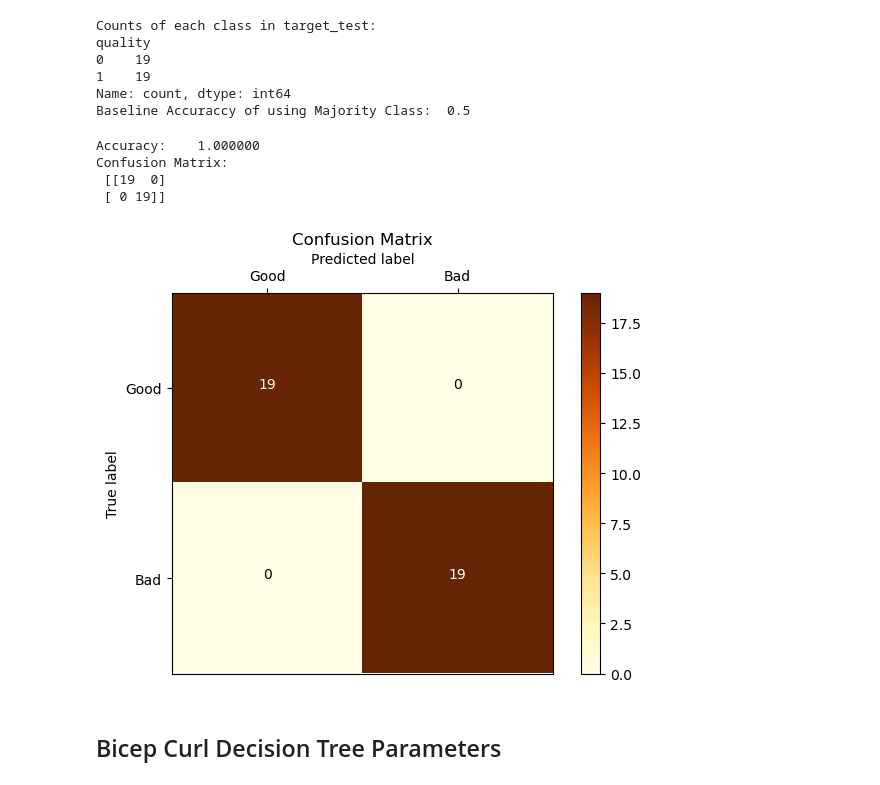
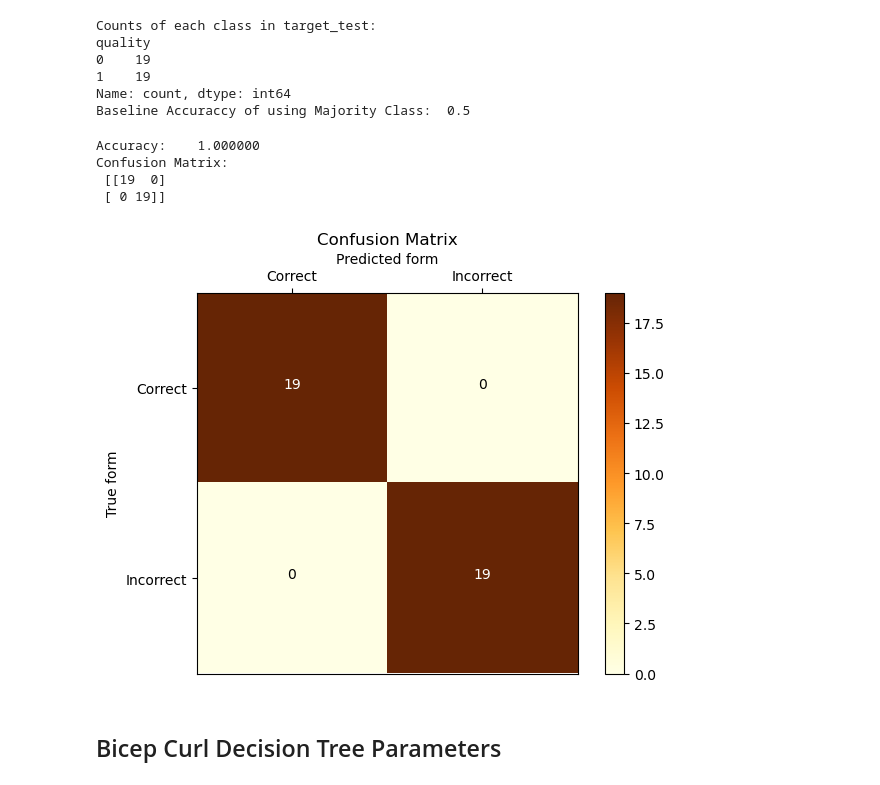
Before and after one commit to NES-Team/form-factor, a Jupyter notebook: decision_trees.ipynb, the cells around one changed output. Drawn from its saved outputs; the diff is of its cells as text; code cells hidden in the pictures.

```diff
--- a/decision_trees.ipynb
+++ b/decision_trees.ipynb
@@ -58,8 +58,8 @@ def draw_confusion_matrix(y, yhat, classes):
                  horizontalalignment="center",
                  color="white" if matrix[i, j] > thresh else "black")
 
-    plt.ylabel('True label')
-    plt.xlabel('Predicted label')
+    plt.ylabel('True form')
+    plt.xlabel('Predicted form')
     plt.gca().xaxis.set_label_position('top')
     plt.tight_layout()
     plt.show()
@@ -272,13 +272,13 @@ predicted = clf.predict(test)
 # %%
 print("%-12s %f" % ('Accuracy:', metrics.accuracy_score(target_test,predicted)))
 print("Confusion Matrix: \n", metrics.confusion_matrix(target_test,predicted))
-draw_confusion_matrix(target_test, predicted, ['Good', 'Bad'])
+draw_confusion_matrix(target_test, predicted, ['Correct', 'Incorrect'])
 # %% [output]
 Accuracy:    1.000000
 Confusion Matrix:
  [[19  0]
  [ 0 19]]
-[figure, old version]
+[figure, new version]
 # %% [markdown]
 ## Bicep Curl Decision Tree Parameters
 # %%
```
Also changed, not shown: parts of 21 cells of this notebook.
